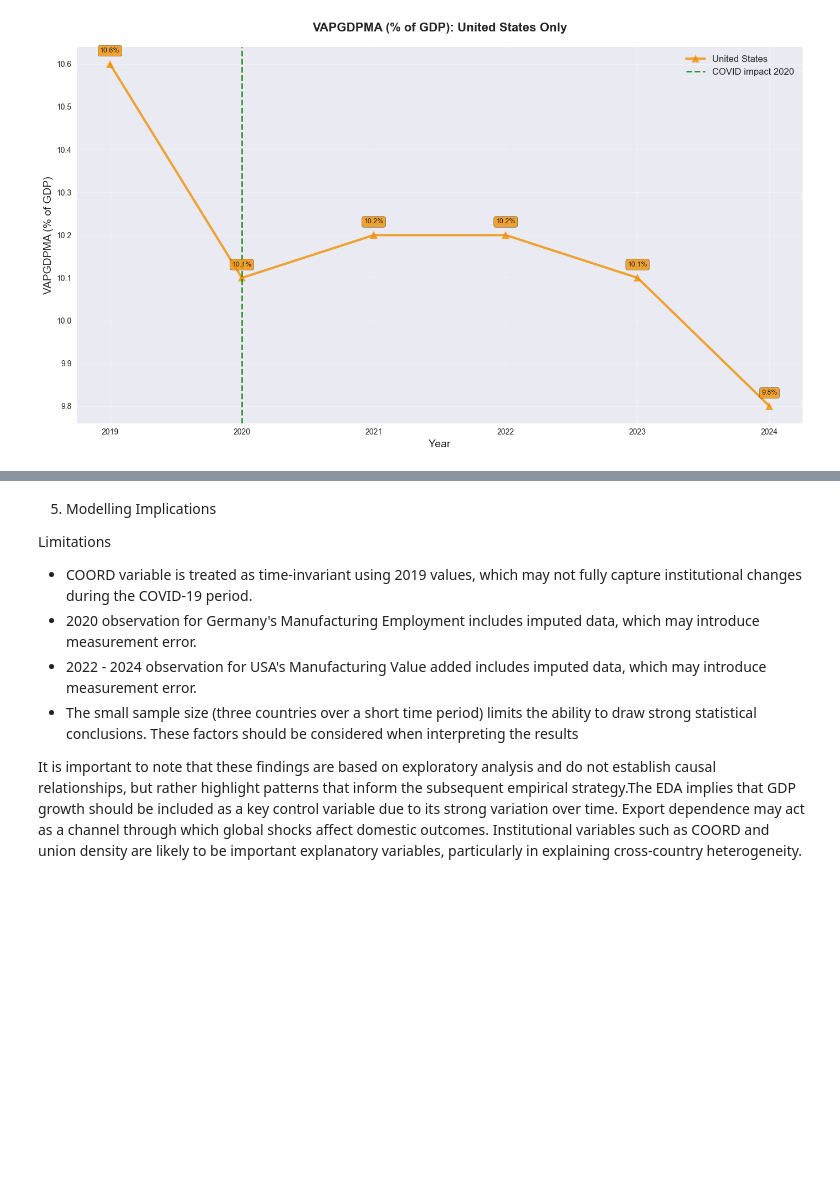
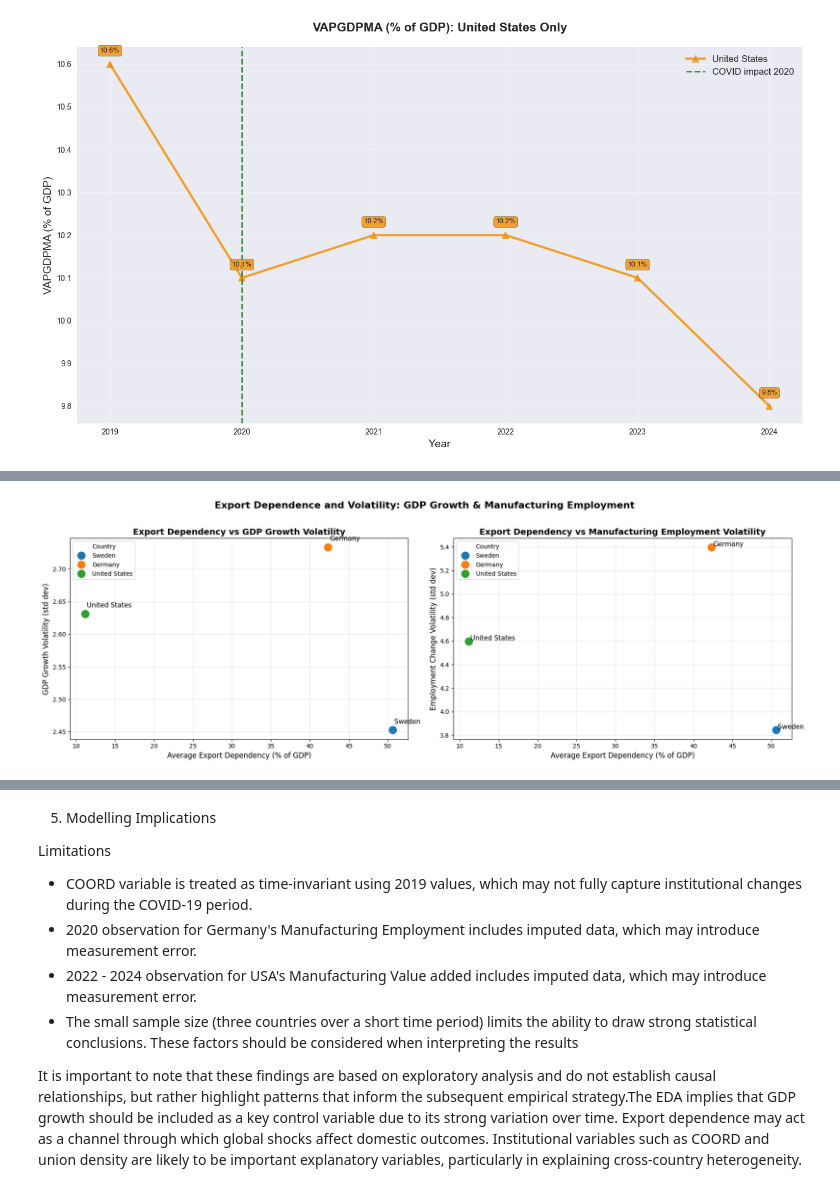
Before and after one commit to rchu0017-cell/ECC3479_UNITPROJECT, a Jupyter notebook: EDA.ipynb, the cells around one changed output, grey strips where cells are left out. Saved outputs shown, nothing was run; the diff lists cells and outputs as text; code cells hidden in the pictures; blank space fills up the shorter version.

```diff
--- a/EDA.ipynb
+++ b/EDA.ipynb
@@ -334,0 +429,54 @@ The substantial differences in all variables highlight cross-country heterogenei
+# %%
+import pandas as pd
+import matplotlib.pyplot as plt
+import seaborn as sns
+
+# Load data for this interaction chart
+# If earlier cells are not executed, this ensures the needed tables are available
+
+try:
+    df_exports = pd.read_csv('data/clean/Export_dependency.csv')
+    df_gdp_growth = pd.read_csv('data/clean/GDP_growth_annual.csv')
+    df_employment = pd.read_csv('data/clean/%Change in Manufacturing Employment.csv')
+except FileNotFoundError:
+    raise FileNotFoundError('One or more required files are missing in data/clean. Ensure Export_dependency.csv, GDP_growth_annual.csv, and %Change in Manufacturing Employment.csv exist.')
+
+export_cols = [col for col in df_exports.columns if 'Export Dependency % GDP' in col]
+gdp_cols = [col for col in df_gdp_growth.columns if 'GDP Growth Annual %' in col]
+emp_cols = [col for col in df_employment.columns if '% Change' in col]
+
+rows = []
+for country in df_exports['Country']:
+    exp_avg = df_exports.loc[df_exports['Country'] == country, export_cols].astype(float).mean(axis=1).iloc[0]
+    gdp_vol = df_gdp_growth.loc[df_gdp_growth['Country'] == country, gdp_cols].astype(float).std(axis=1).iloc[0]
+    emp_vol = df_employment.loc[df_employment['Country'] == country, emp_cols].astype(float).std(axis=1).iloc[0]
+    rows.append({'Country': country,
+                 'Export_Dependency': exp_avg,
+                 'GDP_Volatility': gdp_vol,
+                 'Employment_Volatility': emp_vol})
+
+df_interaction = pd.DataFrame(rows)
+
+fig, axes = plt.subplots(1, 2, figsize=(18, 6), sharey=False)
+
+sns.lineplot(data=df_interaction.sort_values('Export_Dependency'), x='Export_Dependency', y='GDP_Volatility', hue='Country', marker='o', ax=axes[0], palette='tab10', sort=False)
+for _, row in df_interaction.iterrows():
+    axes[0].text(row['Export_Dependency'] + 0.2, row['GDP_Volatility'] + 0.01, row['Country'], fontsize=11)
+axes[0].set_title('Export Dependency vs GDP Growth Volatility', fontsize=14, fontweight='bold')
+axes[0].set_xlabel('Average Export Dependency (% of GDP)', fontsize=12)
+axes[0].set_ylabel('GDP Growth Volatility (std dev)', fontsize=12)
+axes[0].grid(alpha=0.3)
+
+sns.lineplot(data=df_interaction.sort_values('Export_Dependency'), x='Export_Dependency', y='Employment_Volatility', hue='Country', marker='o', ax=axes[1], palette='tab10', sort=False)
+for _, row in df_interaction.iterrows():
+    axes[1].text(row['Export_Dependency'] + 0.2, row['Employment_Volatility'] + 0.01, row['Country'], fontsize=11)
+axes[1].set_title('Export Dependency vs Manufacturing Employment Volatility', fontsize=14, fontweight='bold')
+axes[1].set_xlabel('Average Export Dependency (% of GDP)', fontsize=12)
+axes[1].set_ylabel('Employment Change Volatility (std dev)', fontsize=12)
+axes[1].grid(alpha=0.3)
+
+plt.suptitle('Export Dependence and Volatility: GDP Growth & Manufacturing Employment', fontsize=16, fontweight='bold', y=1.02)
+plt.tight_layout()
+plt.show()
+# %% [output]
+[figure, added]
```
Also changed, not shown: parts of 7 cells of this notebook, 2 other files.
